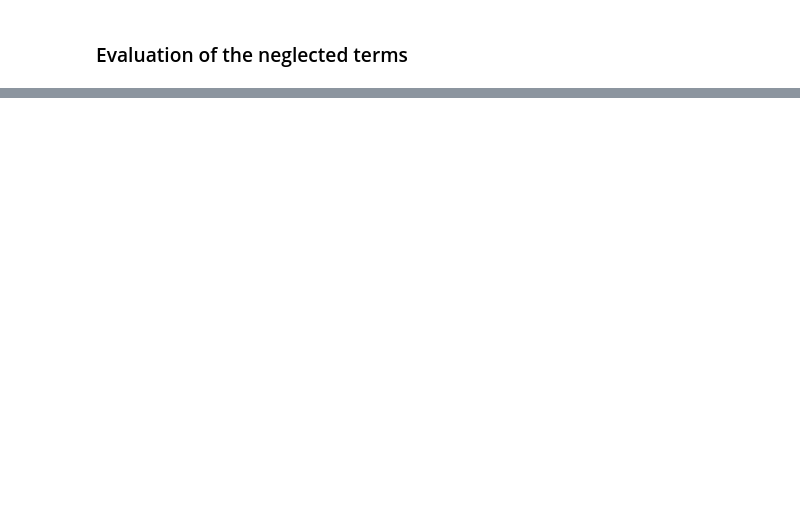
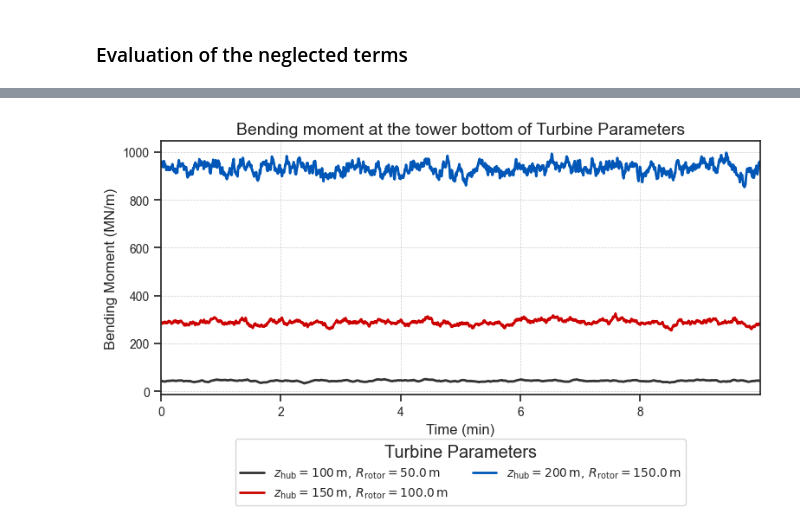
Before and after one commit to LouisPauchet/2024_INSA_EOLEProject_fore-aft_bending_turbulent, a Jupyter notebook: ProjectEOLE_Run.ipynb, the cells around one changed output, grey strips where cells are left out. Saved outputs shown, nothing was run; the diff lists cells and outputs as text; code cells hidden in the pictures; blank space fills up the shorter version.

```diff
--- a/ProjectEOLE_Run.ipynb
+++ b/ProjectEOLE_Run.ipynb
@@ -510,0 +507,30 @@ pd.DataFrame(bak_freq)
+# %%
+plt.figure(figsize=(8, 5))
+
+for record in turbine_parameters:
+
+    turbine_label = fr"$z_{{\text{{hub}}}}={record['z_hub']}\,\text{{m}},\,R_{{\text{{rotor}}}}={record['R_rotor']}\,\text{{m}}$"
+
+    # Mark and annotate the maximum PSD point
+    plt.plot(time_in_min, record["F_RHS"] * record["z_hub"] / 1e6, color=record["c"], markersize=10, lw=2, label=turbine_label)
+
+# Title and Labels
+plt.title("Bending moment at the tower bottom of Turbine Parameters", fontsize=14)
+plt.xlabel("Time (min)", fontsize=12)
+plt.ylabel("Bending Moment (MN/m)", fontsize=12)
+plt.grid(True, which="both", linestyle="--", linewidth=0.5)
+plt.xlim(0, time_in_min[-1])
+plt.xticks(fontsize=10)
+plt.yticks(fontsize=10)
+
+# Add legend below the plot
+plt.legend(loc="upper center", bbox_to_anchor=(0.5, -0.15), fontsize=10, ncol=2, title="Turbine Parameters")
+plt.tight_layout()
+
+plt.savefig(f"./fig/fig_bending_moment.svg", bbox_inches='tight')
+plt.savefig(f"./fig/fig_bending_moment.png", bbox_inches='tight')
+
+with open("./fig/frenquency_comparaison.tex", "w") as f:
+    f.write(pd.DataFrame(bak_freq).to_latex(index=False))
+# %% [output]
+[figure, added]
```
Also changed, not shown: parts of 13 cells of this notebook.
